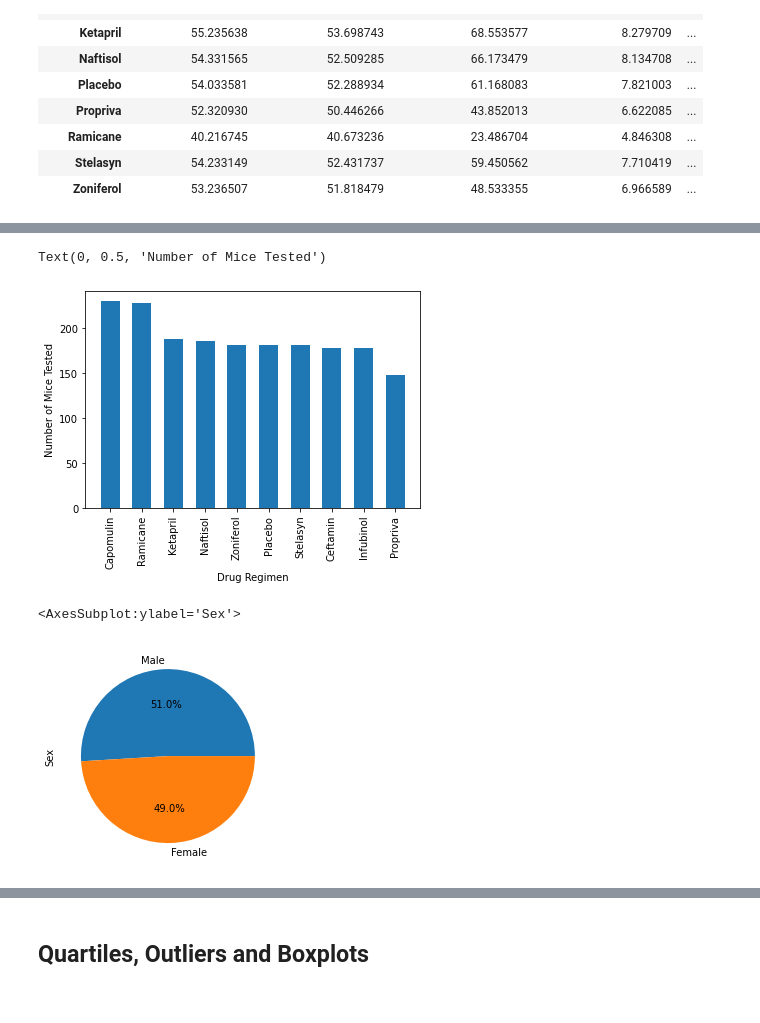
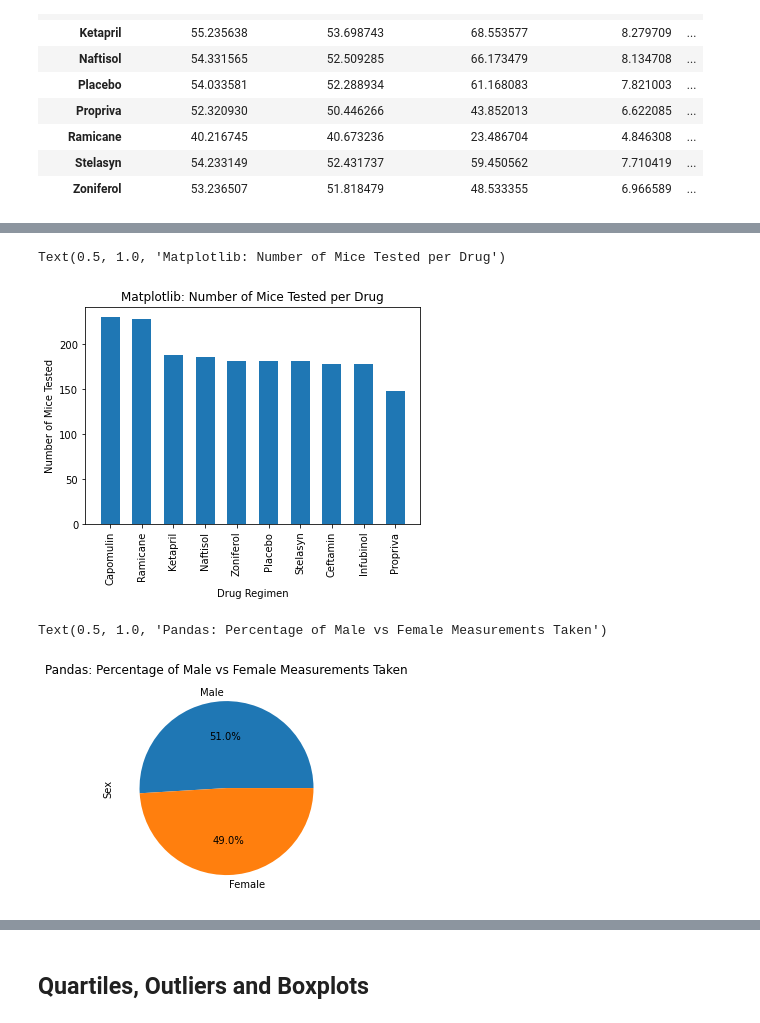
Before and after one commit to ellengrove/matplotlib-challenge, a Jupyter notebook: Pymaceuticals/pymaceuticals.ipynb, the cells around one changed output, grey strips where cells are left out. Drawn from its saved outputs; the diff is of its cells as text; code cells hidden in the pictures.

```diff
--- a/Pymaceuticals/pymaceuticals.ipynb
+++ b/Pymaceuticals/pymaceuticals.ipynb
@@ -161,22 +162,23 @@ Text(0, 0.5, 'Number of Mice Tested')
 # %%
-# Generate a bar plot showing the total number of timepoints for all mice tested for each drug regimen using pyplot.
+# Generate a bar plot showing the total number of timepoints
+# for all mice tested for each drug regimen using pyplot.
 x_axis = np.arange(1,len(bar_regimen) + 1)
 plt.bar(x_axis,bar_regimen,width=.6)
 plt.xticks(x_axis,bar_regimen.index,rotation='vertical')
 plt.xlabel('Drug Regimen')
 plt.ylabel('Number of Mice Tested')
+plt.title('Matplotlib: Number of Mice Tested per Drug')
 # %% [output]
-Text(0, 0.5, 'Number of Mice Tested')
+Text(0.5, 1.0, 'Matplotlib: Number of Mice Tested per Drug')
-[figure, old version]
+[figure, new version]
 # %%
-# Method1:  Generate a pie plot showing the distribution of female versus male mice using Pandas
-# To clarify:  This answers the question:  of all the measurements taken, what percent where on male and female mice.
-# This is different than:  of all the mice, what percent were male and female?
-
+# Method1:  Generate a pie plot showing the distribution
+# of female versus male mice using Pandas
 by_sex = study_clean_df.groupby(['Sex'])
 by_sex = by_sex['Sex'].count()
 by_sex = by_sex.sort_values(ascending=False)
 by_sex.plot(kind='pie',autopct = lambda p:f'{p:.1f}%')
+plt.title('Pandas: Percentage of Male vs Female Measurements Taken')
 # %% [output]
-<AxesSubplot:ylabel='Sex'>
+Text(0.5, 1.0, 'Pandas: Percentage of Male vs Female Measurements Taken')
-[figure, old version]
+[figure, new version]
```
Also changed, not shown: parts of 24 cells of this notebook.
